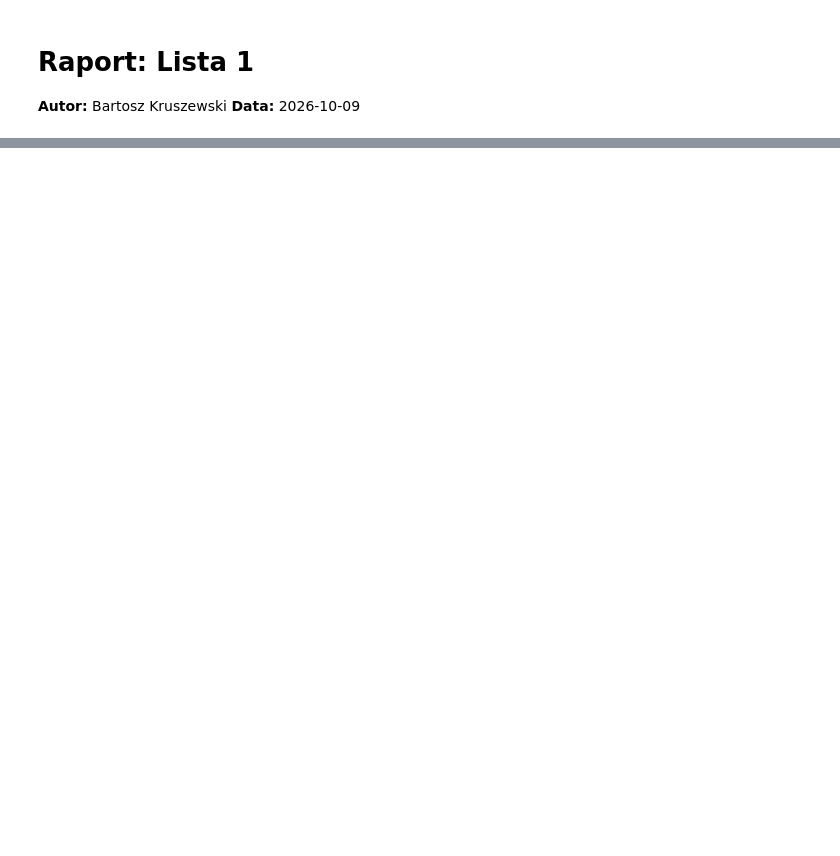
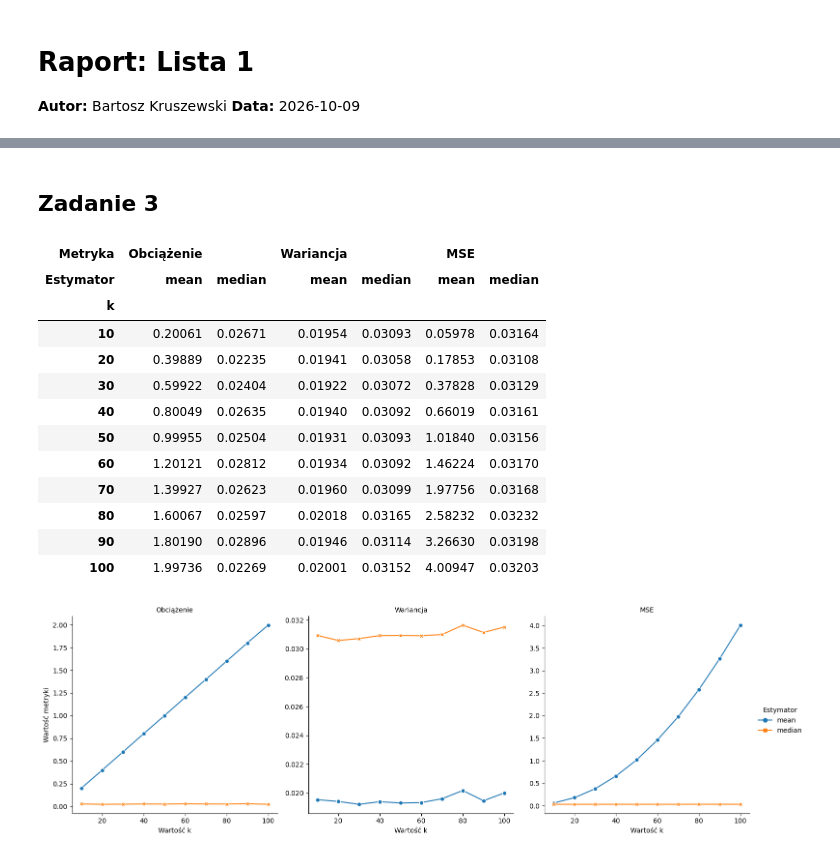
Before and after one commit to BartoszKruszewski/courses-uwr, a Jupyter notebook: Statystyka z modelami liniowymi/Pracownia1/zadanie1.ipynb, the cells around one changed output, grey strips where cells are left out. Drawn from its saved outputs; the diff is of its cells as text; code cells hidden in the pictures; blank space fills up the shorter version.

```diff
--- a/Statystyka z modelami liniowymi/Pracownia1/zadanie1.ipynb
+++ b/Statystyka z modelami liniowymi/Pracownia1/zadanie1.ipynb
@@ -163,39 +340,56 @@ for dist_func in [np.random.normal, np.random.logistic, stats.cauchy.rvs]:
+# %% [markdown]
+## Zadanie 3
 # %%
 #| echo: false
 #| output: true
 
 M, N = 10000, 50
 
 metrics = pd.DataFrame(
     [
         {"k": k, "Estymator": est.__name__[4:], "Metryka": m, "Wartość": val}
         for k in range(10, 101, 10)
         for X in [np.hstack((np.random.normal(size=(M, N - 1)), np.full((M, 1), k)))]
         for est in [est_mean, est_median]
         for m, val in zip(
-            ["Obciążenie", "Wariancja", "MSE"], calculate_metrics(est(X), theta)
+            ["Obciążenie", "Wariancja", "MSE"], calculate_metrics(est(X), 0)
         )
     ]
+)
+
+display(
+    metrics.pivot(index="k", columns=["Metryka", "Estymator"], values="Wartość")
+    .reindex(columns=["Obciążenie", "Wariancja", "MSE"], level=0)
+    .style.format(precision=5)
 )
 
 g = sns.relplot(
     data=metrics,
     x="k",
     y="Wartość",
     hue="Estymator",
     style="Estymator",
     col="Metryka",
     kind="line",
     markers=True,
     dashes=False,
     facet_kws={"sharey": False},
 )
 g.set_axis_labels("Wartość k", "Wartość metryki")
 g.set_titles(col_template="{col_name}")
 plt.show()
-
-display(
-    metrics.pivot(
-        index="k", columns=["Metryka", "Estymator"], values="Wartość"
-    ).style.format(precision=5)
-)
+# %% [output]
+| Metryka | Obciążenie |  | Wariancja |  | MSE |  |
+| Estymator | mean | median | mean | median | mean | median |
+| k |  |  |  |  |  |  |
+| 10 | 0.20061 | 0.02671 | 0.01954 | 0.03093 | 0.05978 | 0.03164 |
+| 20 | 0.39889 | 0.02235 | 0.01941 | 0.03058 | 0.17853 | 0.03108 |
+| 30 | 0.59922 | 0.02404 | 0.01922 | 0.03072 | 0.37828 | 0.03129 |
+| 40 | 0.80049 | 0.02635 | 0.01940 | 0.03092 | 0.66019 | 0.03161 |
+| 50 | 0.99955 | 0.02504 | 0.01931 | 0.03093 | 1.01840 | 0.03156 |
+| 60 | 1.20121 | 0.02812 | 0.01934 | 0.03092 | 1.46224 | 0.03170 |
+| 70 | 1.39927 | 0.02623 | 0.01960 | 0.03099 | 1.97756 | 0.03168 |
+| 80 | 1.60067 | 0.02597 | 0.02018 | 0.03165 | 2.58232 | 0.03232 |
+| 90 | 1.80190 | 0.02896 | 0.01946 | 0.03114 | 3.26630 | 0.03198 |
+| 100 | 1.99736 | 0.02269 | 0.02001 | 0.03152 | 4.00947 | 0.03203 |
+[figure, added]
```
Also changed, not shown: parts of 10 cells of this notebook.
